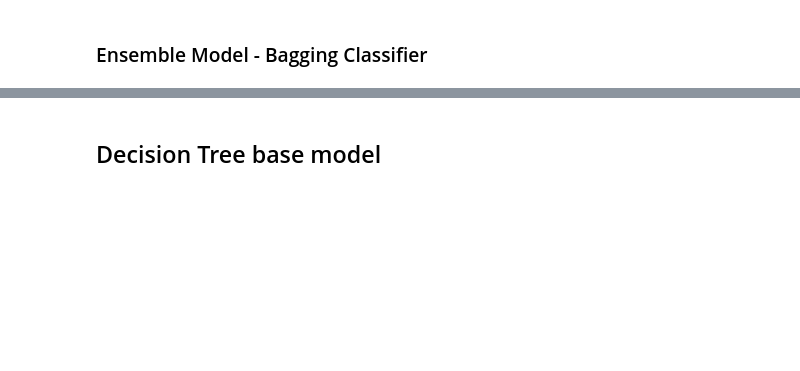
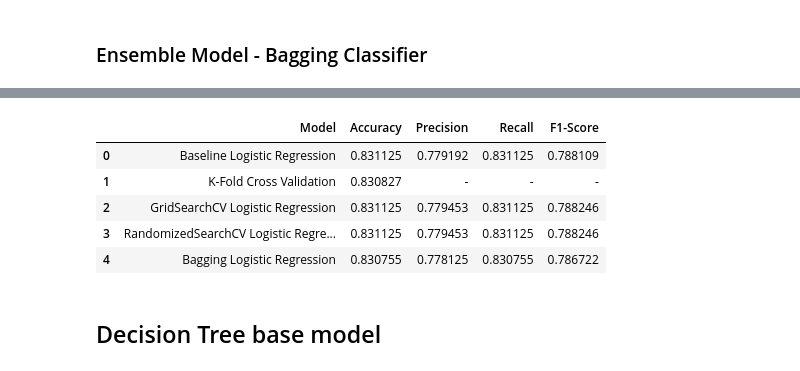
Before and after one commit to Govind-2004/CDC_Diabetes_Health_Indicators_Preprocessing_Dataset, a Jupyter notebook: CDC_Diabetes_Preprocessing_EDA.ipynb, the cells around one changed output, grey strips where cells are left out. Cells and saved outputs as stored; diff of their text form; code cells hidden in the pictures; blank space fills up the shorter version.

Commit message:
Completed Model Comparison

```diff
--- a/CDC_Diabetes_Preprocessing_EDA.ipynb
+++ b/CDC_Diabetes_Preprocessing_EDA.ipynb
@@ -536,5 +657,17 @@ y_pred_bag_class = bag_class.predict(X_test)
 
 # Evaluate model preformance
 acc_bag_class = accuracy_score(y_test, y_pred_bag_class)
+prec_bag_class = precision_score(y_test, y_pred_bag_class, average = 'weighted')
+recall_bag_class = recall_score(y_test, y_pred_bag_class, average = 'weighted')
+f1_score_bag_class = f1_score(y_test, y_pred_bag_class, average = 'weighted')
+
 
 print('Bagging Accuracy is :', acc_bag_class)
+print('Bagging Precision is :', prec_bag_class)
+print('Bagging Recall is :', recall_bag_class)
+print('Bagging F1_score is :', f1_score_bag_class)
+
+# Bagging Accuracy is : 0.8309506712796745
+# Bagging Precision is : 0.7789055957004146
+# Bagging Recall is : 0.8309506712796745
+# Bagging F1_score is : 0.7878530014820482
@@ -542,0 +707,51 @@ print('Bagging Accuracy is :', acc_bag_class)
+# %%
+comparison_lr = pd.DataFrame({
+    "Model": [
+        "Baseline Logistic Regression",
+        "K-Fold Cross Validation",
+        "GridSearchCV Logistic Regression",
+        "RandomizedSearchCV Logistic Regression",
+        "Bagging Logistic Regression"
+    ],
+
+    "Accuracy": [
+        acc_log_reg,
+        scores.mean(),
+        log_HP_accuracy,
+        log_HP_accuracy,
+        acc_bag_class
+    ],
+
+    "Precision": [
+        precision_log_reg,
+        "-",
+        log_HP_precision,
+        log_HP_precision,
+        prec_bag_class
+    ],
+
+    "Recall": [
+       recall_log_reg,
+        "-",
+        log_HP_recall,
+        log_HP_recall,
+        recall_bag_class
+    ],
+
+    "F1-Score": [
+        f1_scor_log_reg,
+        "-",
+        log_HP_f1_score,
+        log_HP_f1_score,
+        f1_score_bag_class
+    ]
+})
+
+display(comparison_lr)
+# %% [output]
+|  | Model | Accuracy | Precision | Recall | F1-Score |
+| 0 | Baseline Logistic Regression | 0.831125 | 0.779192 | 0.831125 | 0.788109 |
+| 1 | K-Fold Cross Validation | 0.830827 | - | - | - |
+| 2 | GridSearchCV Logistic Regression | 0.831125 | 0.779453 | 0.831125 | 0.788246 |
+| 3 | RandomizedSearchCV Logistic Regre... | 0.831125 | 0.779453 | 0.831125 | 0.788246 |
+| 4 | Bagging Logistic Regression | 0.830755 | 0.778125 | 0.830755 | 0.786722 |
```
Also changed, not shown: parts of 47 cells of this notebook.
